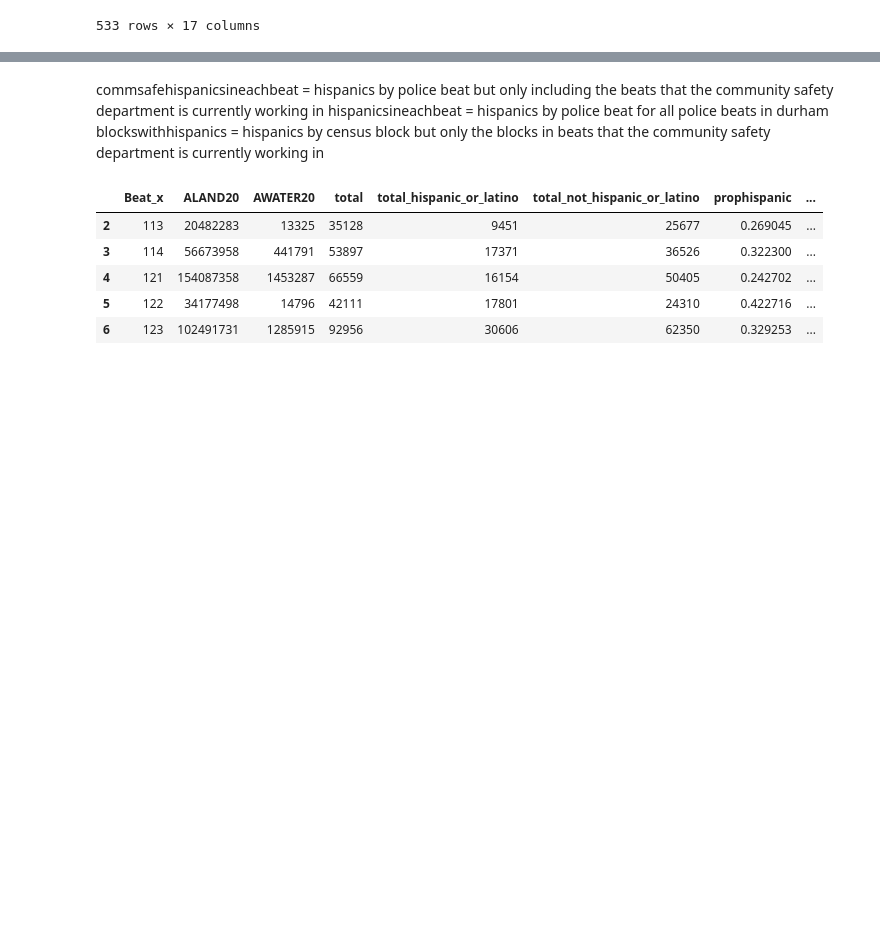
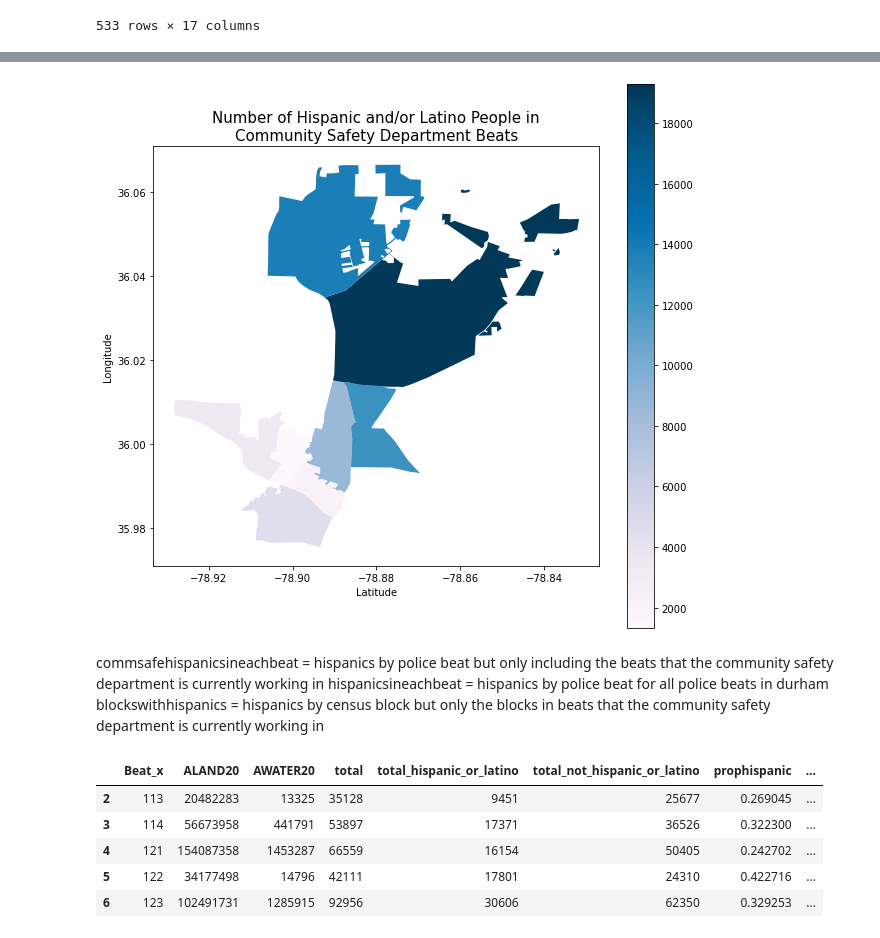
Before and after one commit to sadiesheridan/dataplus-project27-community-safety-durham, a Jupyter notebook: 10_code/hispanicanalysis.ipynb, the cells around one changed output, grey strips where cells are left out. Saved outputs shown, nothing was run; the diff lists cells and outputs as text; code cells hidden in the pictures; blank space fills up the shorter version.

```diff
--- a/10_code/hispanicanalysis.ipynb
+++ b/10_code/hispanicanalysis.ipynb
@@ -237,3 +237,17 @@ plt.show()
+# %%
+#Plot chloropleth map with merged data
+fig, ax = plt.subplots(figsize = (10,10))
+commsafehispanicsineachbeat.plot(column='total_hispanic_or_latino',
+                                legend=True,
+                                cmap="PuBu", ax=ax, aspect=1);
+
+# ax.set(title='Number of Calls by Police Beat')
+plt.title("Number of Hispanic and/or Latino People in\nCommunity Safety Department Beats", fontsize = 15)
+plt.xlabel("Latitude")
+plt.ylabel("Longitude")
+plt.show()
+# %% [output]
+[figure, added]
 # %% [markdown]
 commsafehispanicsineachbeat = hispanics by police beat but only including the beats that the community safety department is currently working in
 hispanicsineachbeat = hispanics by police beat for all police beats in durham
```
Also changed, not shown: parts of 3 cells of this notebook.
